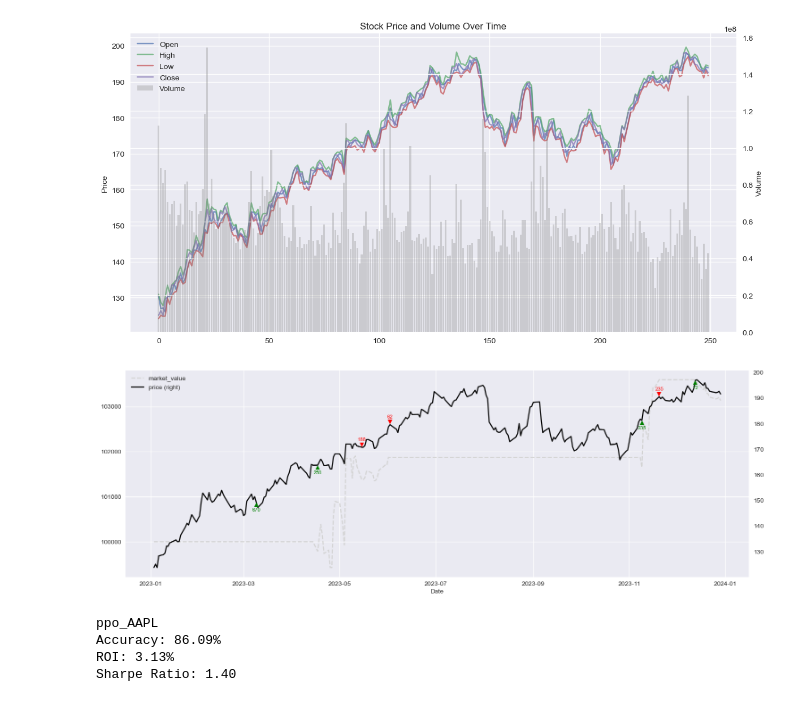
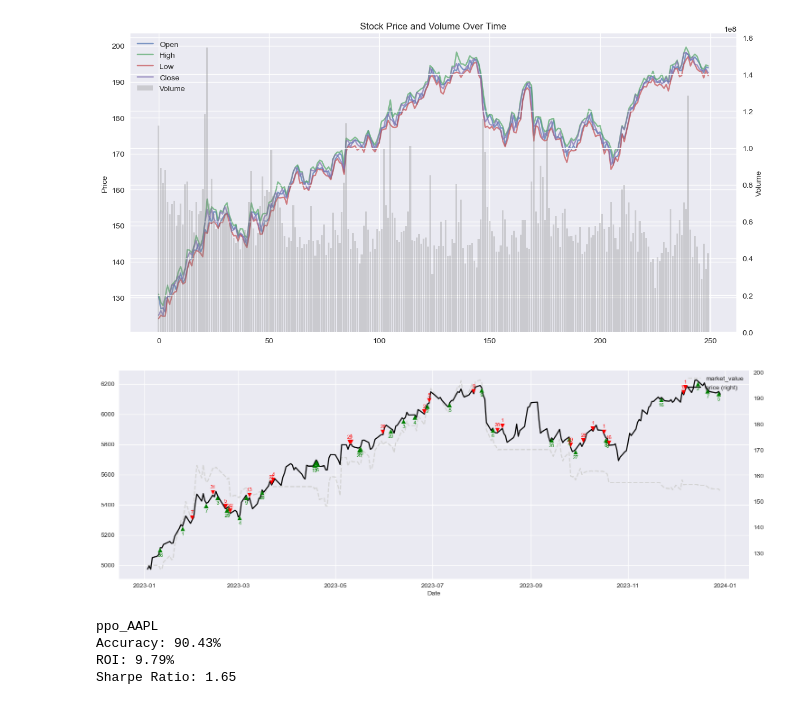
Before and after one commit to One-to-1/stocktrading-with-reinforcement-learning, a Jupyter notebook: trialppo.ipynb, the cells around one changed output. Drawn from its saved outputs; the diff is of its cells as text; code cells hidden in the pictures.

```diff
--- a/trialppo.ipynb
+++ b/trialppo.ipynb
@@ -274,19 +276,19 @@ plt.show()
 # %% [output]
 [figure]
 # %%
-env = StockTradingEnv(dftest, initial_balance=100000, commission_fee=0.0001, slippage_cost=0.005)
+env = StockTradingEnv(dftest, initial_balance=5000, commission_fee=0.0001, slippage_cost=0.005)
 
-model = PPO.load(modelname, env=env)
+model = PPO.load(os.path.join('models', modelname), env=env)
 
 vec_env = model.get_env()
 obs = vec_env.reset()
 for i in range(len(dftest['adj_close'])):
     action, _state = model.predict(obs)
     obs, reward, done, info = vec_env.step(action)
 
 env.render_all()
 # %% [output]
-[figure, old version]
+[figure, new version]
 # %%
 def calculate_accuracy(env, lookahead_steps=20):
     profitable_trades = 0
@@ -343,12 +345,12 @@ print(f"ROI: {roi:.2f}%")
 sharpe = calculate_sharpe_ratio(env)
 print(f"Sharpe Ratio: {sharpe:.2f}")
 
-pd.DataFrame([[modelname, accuracy, roi, sharpe]], columns=['Model', 'Accuracy', 'ROI', 'Sharpe Ratio']).to_csv(ticker+'eval.csv', mode='a', header=False, index=False)
+pd.DataFrame([[modelname, accuracy, roi, sharpe]], columns=['Model', 'Accuracy', 'ROI', 'Sharpe Ratio']).to_csv(os.path.join('eval', ticker+'eval.csv'), mode='a', header=False, index=False)
 # %% [output]
 ppo_AAPL
-Accuracy: 86.09%
-ROI: 3.13%
-Sharpe Ratio: 1.40
+Accuracy: 90.43%
+ROI: 9.79%
+Sharpe Ratio: 1.65
 # %%
 import csv
 
```
Also changed, not shown: parts of 5 cells of this notebook, 12 other files.
